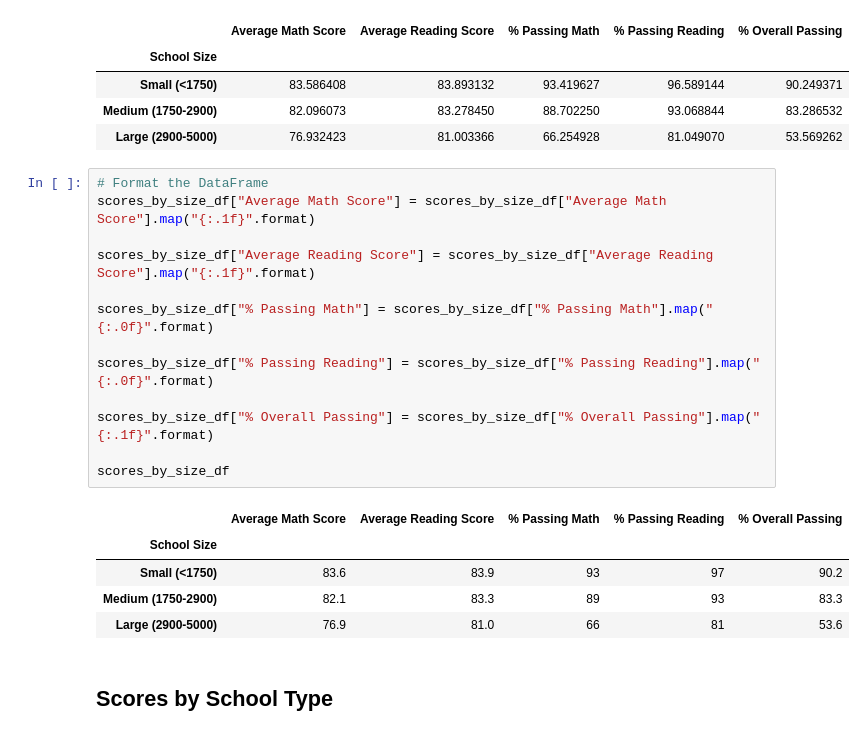
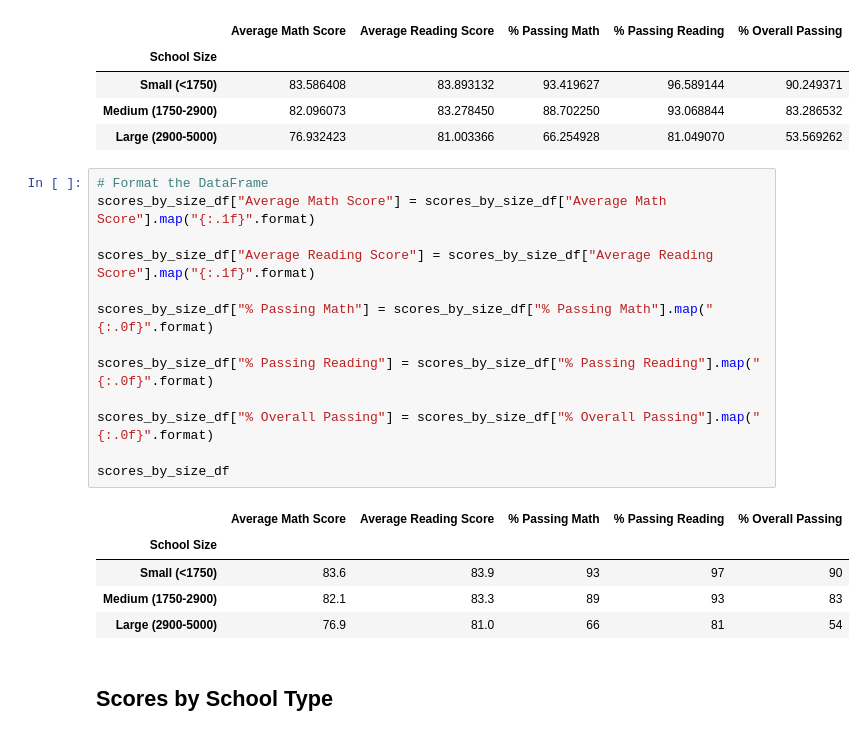
Before and after one commit to smjuni/School_District_Analysis, a Jupyter notebook: PyCitySchools_Challenge_testing.ipynb, the cells around one changed output. Drawn from its saved outputs; the diff is of its cells as text.

```diff
--- a/PyCitySchools_Challenge_testing.ipynb
+++ b/PyCitySchools_Challenge_testing.ipynb
@@ -870,21 +870,21 @@ scores_by_size_df
 # %%
 # Format the DataFrame
 scores_by_size_df["Average Math Score"] = scores_by_size_df["Average Math Score"].map("{:.1f}".format)
 
 scores_by_size_df["Average Reading Score"] = scores_by_size_df["Average Reading Score"].map("{:.1f}".format)
 
 scores_by_size_df["% Passing Math"] = scores_by_size_df["% Passing Math"].map("{:.0f}".format)
 
 scores_by_size_df["% Passing Reading"] = scores_by_size_df["% Passing Reading"].map("{:.0f}".format)
 
-scores_by_size_df["% Overall Passing"] = scores_by_size_df["% Overall Passing"].map("{:.1f}".format)
+scores_by_size_df["% Overall Passing"] = scores_by_size_df["% Overall Passing"].map("{:.0f}".format)
 
 scores_by_size_df
 # %% [output]
 |  | Average Math Score | Average Reading Score | % Passing Math | % Passing Reading | % Overall Passing |
 | School Size |  |  |  |  |  |
-| Small (<1750) | 83.6 | 83.9 | 93 | 97 | 90.2 |
-| Medium (1750-2900) | 82.1 | 83.3 | 89 | 93 | 83.3 |
-| Large (2900-5000) | 76.9 | 81.0 | 66 | 81 | 53.6 |
+| Small (<1750) | 83.6 | 83.9 | 93 | 97 | 90 |
+| Medium (1750-2900) | 82.1 | 83.3 | 89 | 93 | 83 |
+| Large (2900-5000) | 76.9 | 81.0 | 66 | 81 | 54 |
 # %% [markdown]
 ## Scores by School Type
```
Also changed, not shown: parts of 6 cells of this notebook.
